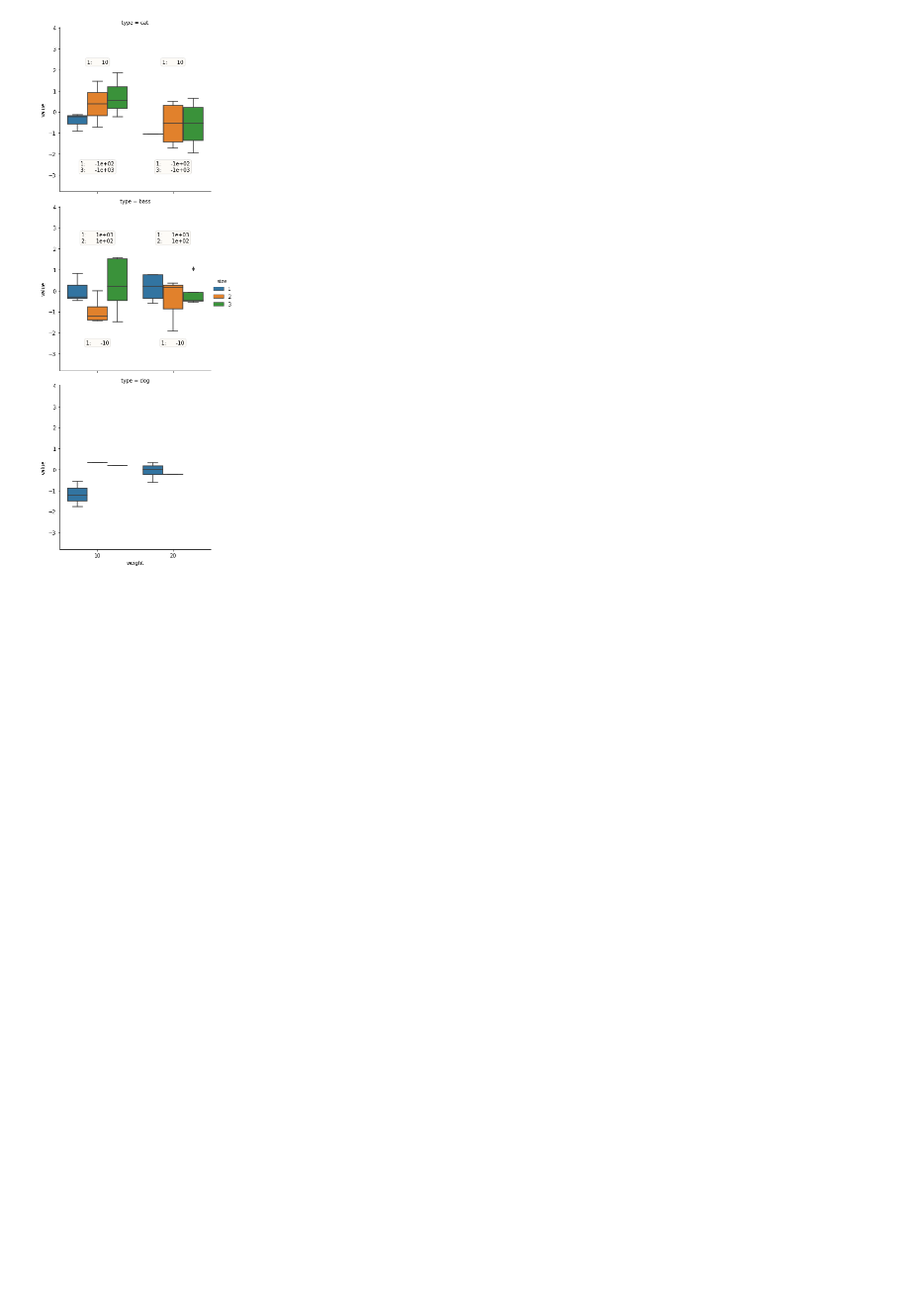
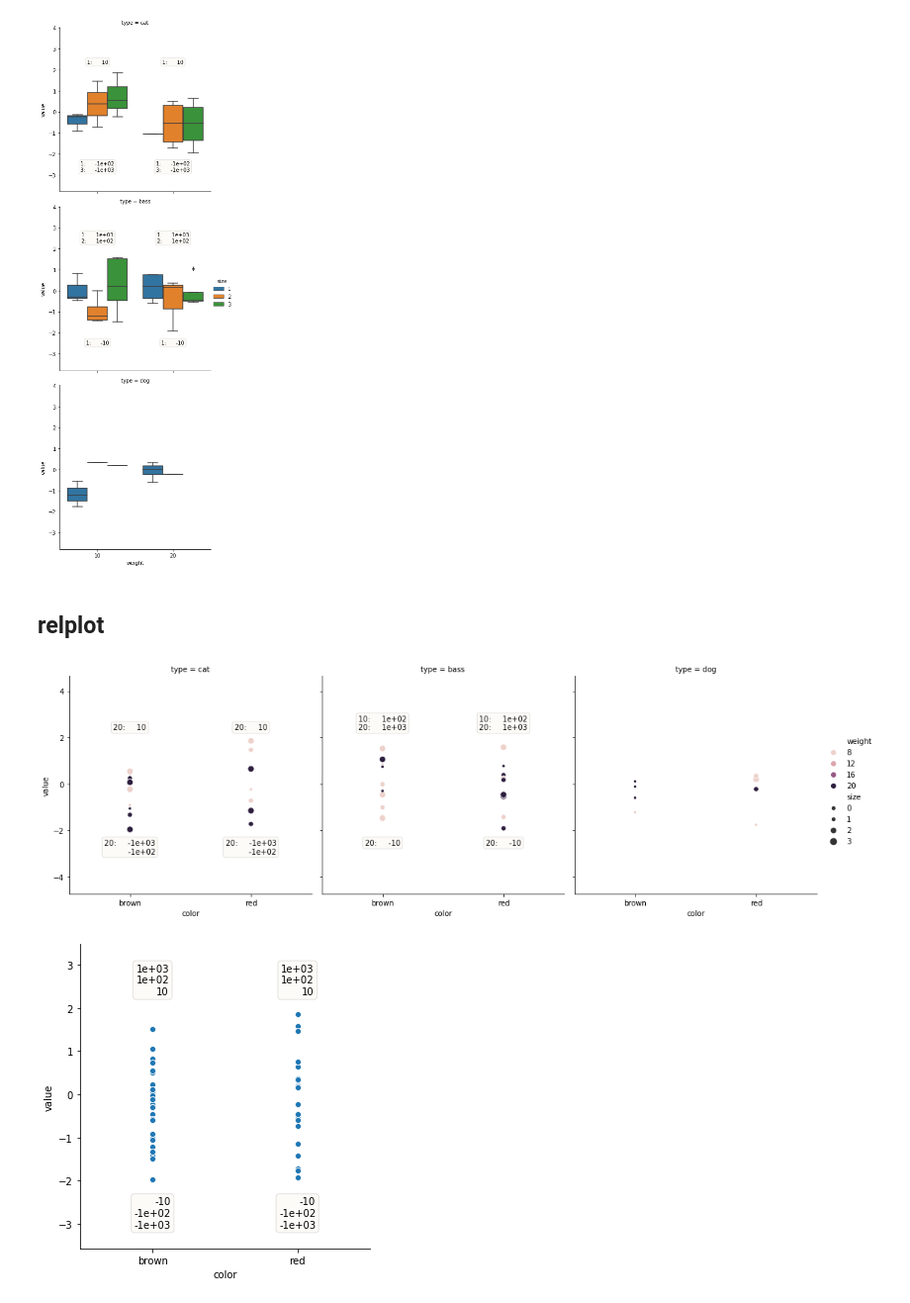
Before and after one commit to wendli01/outlier_plotting, a Jupyter notebook: examples.ipynb, the cells around one changed output. Shown: that part at 99% size. Drawn from its saved outputs; the diff is of its cells as text; code cells hidden in the pictures; blank space fills up the shorter version.

Commit message:
Fix margin setting with relplot

```diff
--- a/examples.ipynb
+++ b/examples.ipynb
@@ -165,3 +165,13 @@ plt.show()
 [figure]
 [figure]
 [figure]
+# %% [markdown]
+## relplot
+# %%
+handle_outliers(data=df, y='value', size='size', col='type',  x='color', hue = 'weight', plotter=sns.relplot)
+plt.show()
+
+handle_outliers(data=df, y='value', x='color', plotter=sns.relplot);
+# %% [output]
+[figure, added]
+[figure, added]
```
Also changed, not shown: parts of 2 cells of this notebook, 1 other file.
